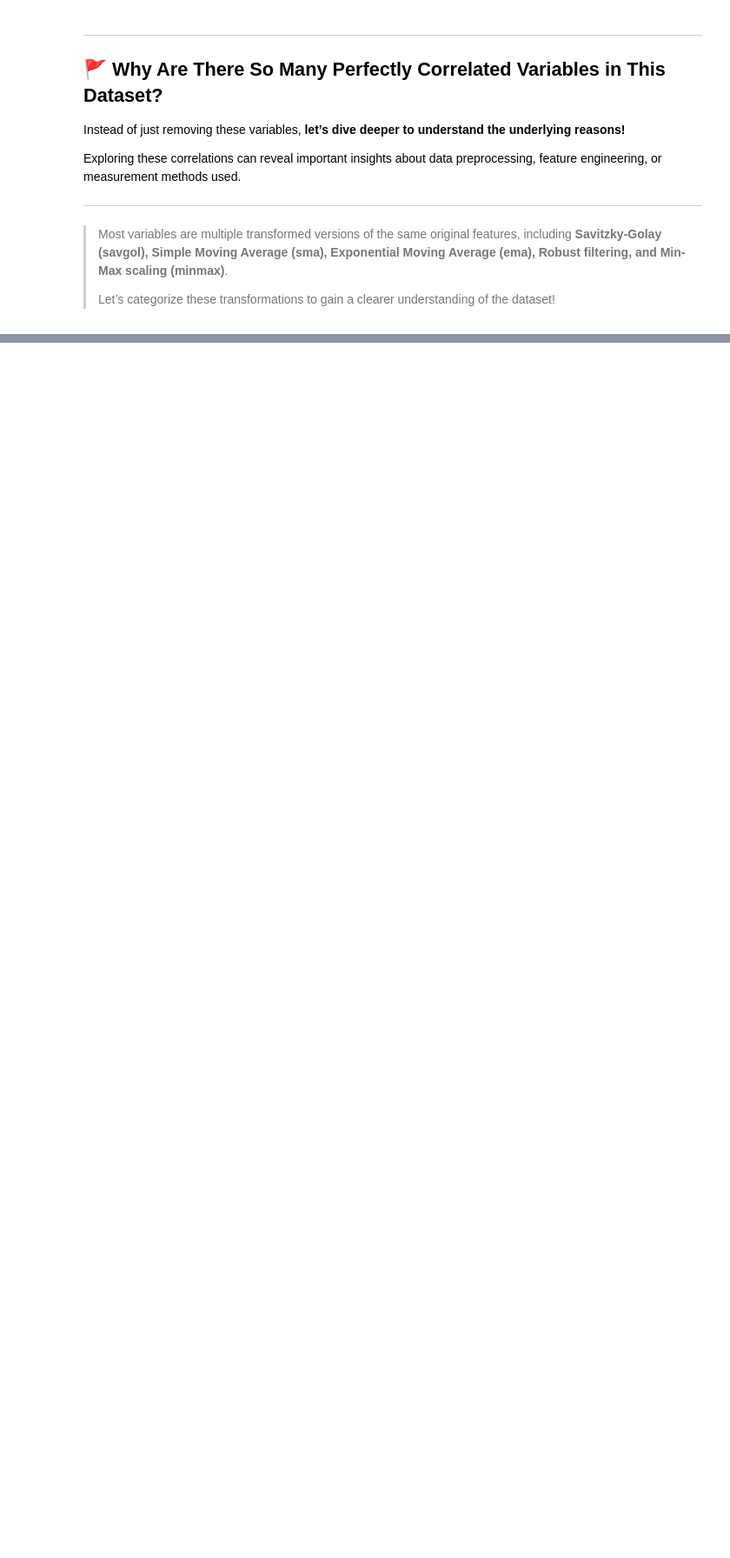
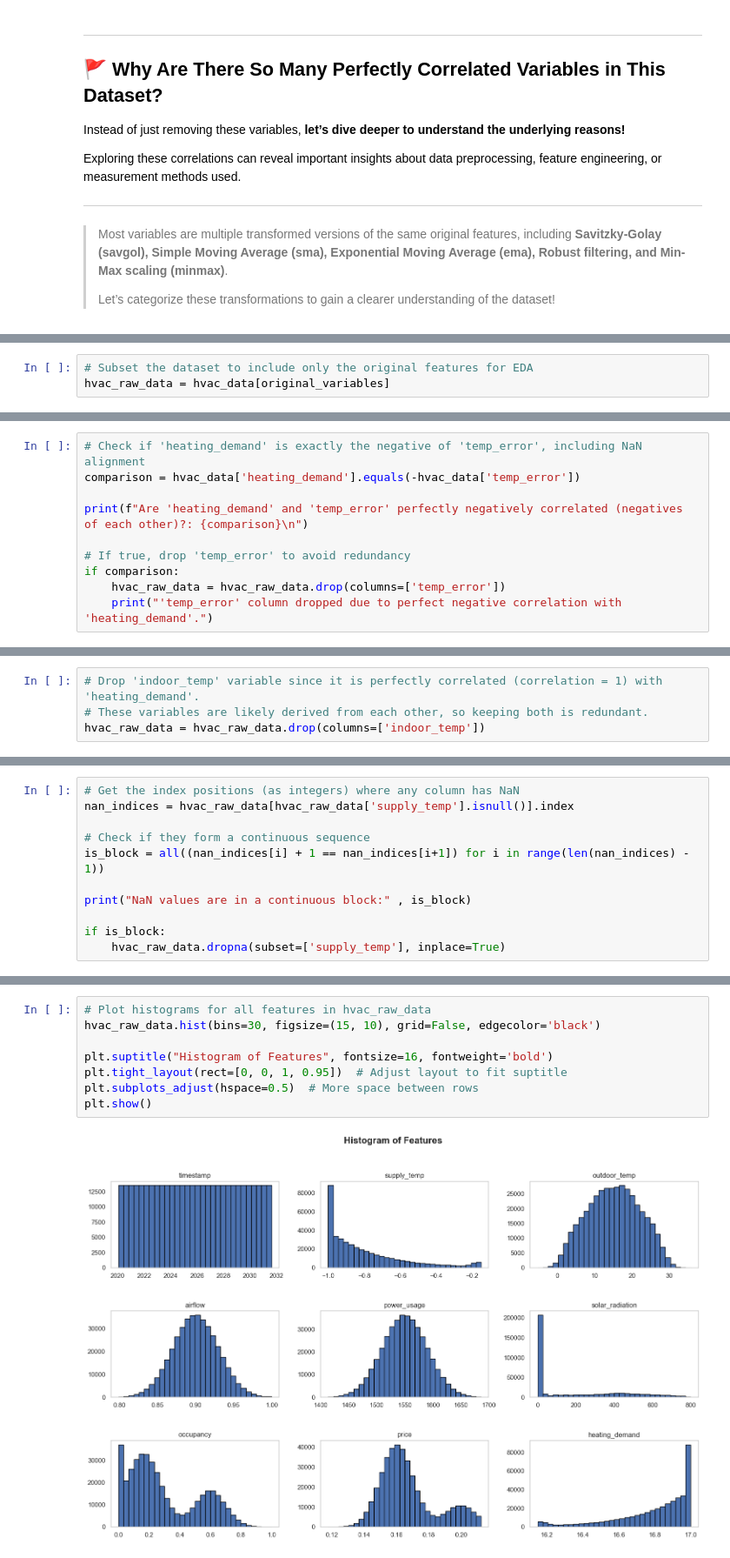
Before and after one commit to melahat-tayli/hvac-analysis, a Jupyter notebook: HVAC_Sensor_Data_Analysis.ipynb, the cells around one changed output, grey strips where cells are left out. Shown at 87% size. Cells and saved outputs as stored; diff of their text form; blank space fills up the shorter version.

Commit message:
expanded data analysis on HVAC_Sensor_Data_Analysis.ipynb

```diff
--- a/HVAC_Sensor_Data_Analysis.ipynb
+++ b/HVAC_Sensor_Data_Analysis.ipynb
@@ -256,0 +220,3 @@ SyntaxError: unmatched ']' (1330091703.py, line 4)
+# %%
+# Subset the dataset to include only the original features for EDA
+hvac_raw_data = hvac_data[original_variables]
@@ -256,0 +294,10 @@ SyntaxError: unmatched ']' (1330091703.py, line 4)
+# %%
+# Check if 'heating_demand' is exactly the negative of 'temp_error', including NaN alignment
+comparison = hvac_data['heating_demand'].equals(-hvac_data['temp_error'])
+
+print(f"Are 'heating_demand' and 'temp_error' perfectly negatively correlated (negatives of each other)?: {comparison}\n")
+
+# If true, drop 'temp_error' to avoid redundancy
+if comparison:
+    hvac_raw_data = hvac_raw_data.drop(columns=['temp_error'])
+    print("'temp_error' column dropped due to perfect negative correlation with 'heating_demand'.")
@@ -256,0 +308,4 @@ SyntaxError: unmatched ']' (1330091703.py, line 4)
+# %%
+# Drop 'indoor_temp' variable since it is perfectly correlated (correlation = 1) with 'heating_demand'.
+# These variables are likely derived from each other, so keeping both is redundant.
+hvac_raw_data = hvac_raw_data.drop(columns=['indoor_temp'])
@@ -256,0 +333,11 @@ SyntaxError: unmatched ']' (1330091703.py, line 4)
+# %%
+# Get the index positions (as integers) where any column has NaN
+nan_indices = hvac_raw_data[hvac_raw_data['supply_temp'].isnull()].index
+
+# Check if they form a continuous sequence
+is_block = all((nan_indices[i] + 1 == nan_indices[i+1]) for i in range(len(nan_indices) - 1))
+
+print("NaN values are in a continuous block:" , is_block)
+
+if is_block:
+    hvac_raw_data.dropna(subset=['supply_temp'], inplace=True)
@@ -256,0 +370,10 @@ SyntaxError: unmatched ']' (1330091703.py, line 4)
+# %%
+# Plot histograms for all features in hvac_raw_data
+hvac_raw_data.hist(bins=30, figsize=(15, 10), grid=False, edgecolor='black')
+
+plt.suptitle("Histogram of Features", fontsize=16, fontweight='bold')
+plt.tight_layout(rect=[0, 0, 1, 0.95])  # Adjust layout to fit suptitle
+plt.subplots_adjust(hspace=0.5)  # More space between rows
+plt.show()
+# %% [output]
+[figure, added]
```
Also changed, not shown: parts of 30 cells of this notebook.
